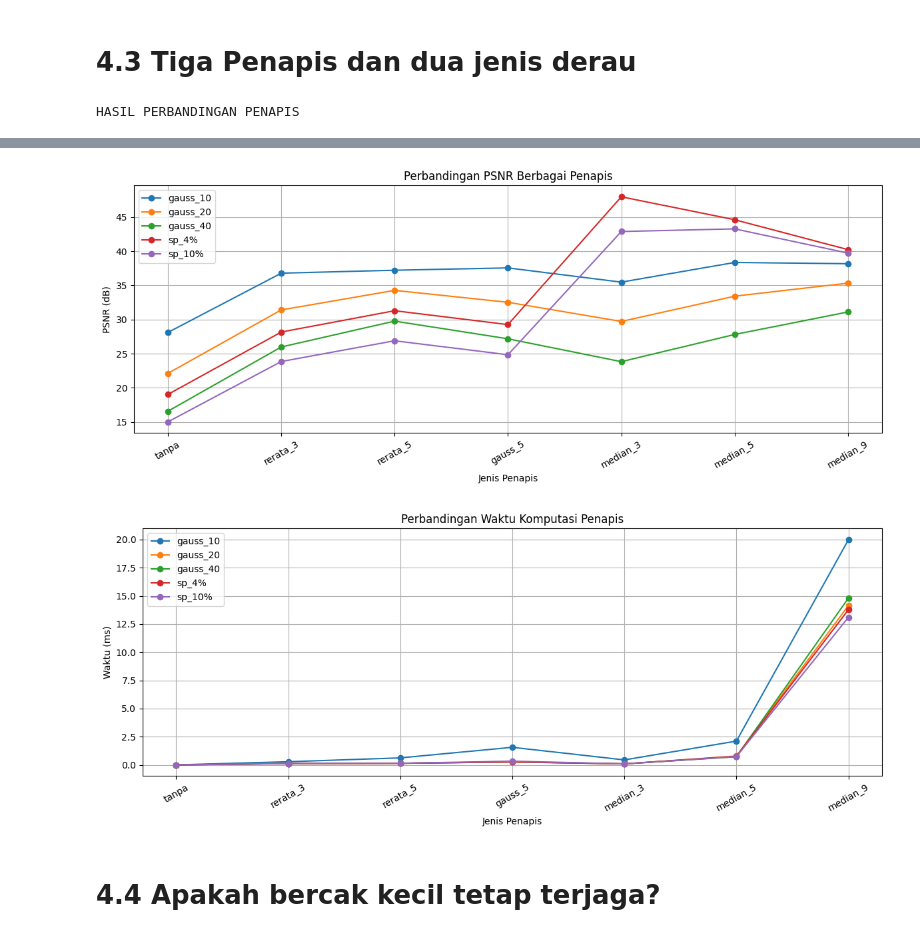
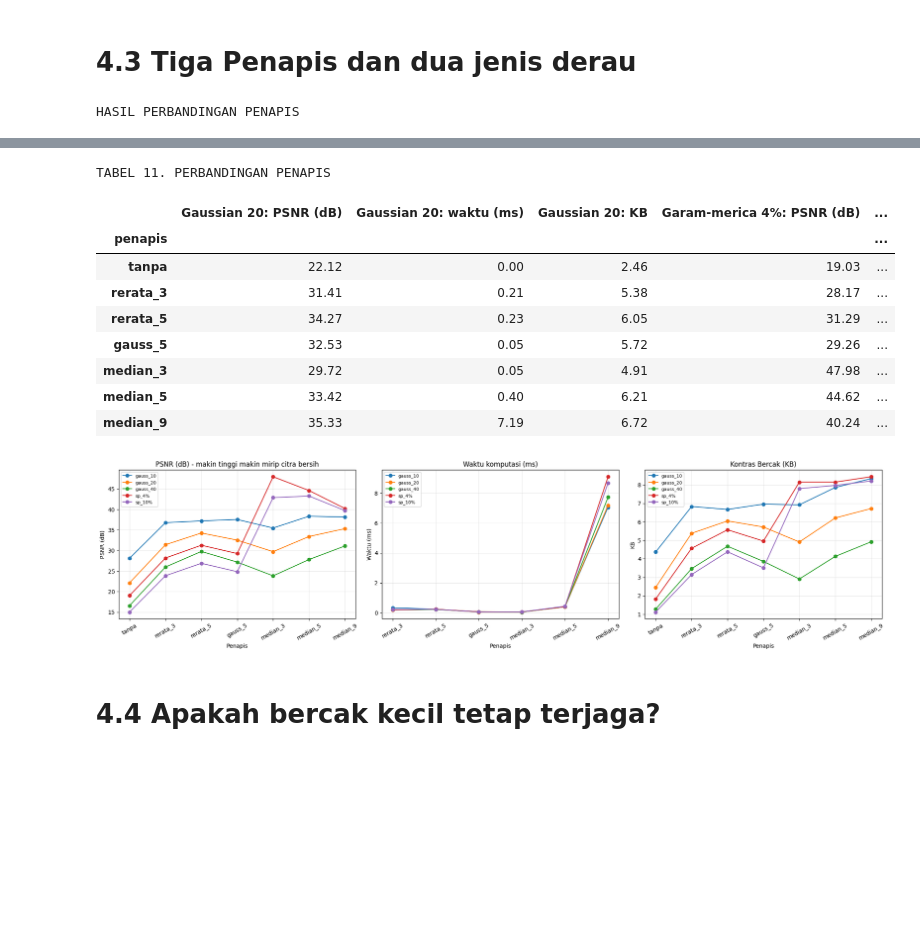
Before and after one commit to MuhammadImamFaisal/simuteh-2330511016, a Jupyter notebook: notebook/B4_penapisan.ipynb, the cells around one changed output, grey strips where cells are left out. Saved outputs shown, nothing was run; the diff lists cells and outputs as text; code cells hidden in the pictures; blank space fills up the shorter version.

Commit message:
B4: Tabel 11, grafik, crop bercak kecil, dan uji derau sensor

```diff
--- a/notebook/B4_penapisan.ipynb
+++ b/notebook/B4_penapisan.ipynb
@@ -196,8 +215,6 @@ NameError: name 'cv2' is not defined
 # 4.3 Tiga Penapis dan dua jenis derau
 # %%
 # Perbandingan Penapis dan Jenis Derau
-import pandas as pd
-
 rng = np.random.default_rng(42)
 
 # Fungsi pembangkit derau Gaussian
@@ -297,37 +314,45 @@ tabel.to_csv(
     index=False
 )
 
-# Grafik PSNR setiap jenis derau
-plt.figure(figsize=(12, 5))
+# Tabel 11: Gaussian 20 dan garam-merica 4% berdampingan
+urutan_penapis = ["tanpa"] + list(penapis.keys())
+g20 = tabel[tabel["derau"] == "gauss_20"].set_index("penapis")[["PSNR_dB", "waktu_ms", "KB"]]
+sp4 = tabel[tabel["derau"] == "sp_4%"].set_index("penapis")[["PSNR_dB", "waktu_ms", "KB"]]
+g20.columns = ["Gaussian 20: PSNR (dB)", "Gaussian 20: waktu (ms)", "Gaussian 20: KB"]
+sp4.columns = ["Garam-merica 4%: PSNR (dB)", "Garam-merica 4%: waktu (ms)", "Garam-merica 4%: KB"]
+tabel11 = g20.join(sp4).reindex(urutan_penapis)
+
+print("\nTABEL 11. PERBANDINGAN PENAPIS")
+display(tabel11)
+tabel11.to_csv(os.path.join(HASIL_DIR, "b4_tabel11.csv"))
+
+# Grafik PSNR, waktu, dan KB dalam satu gambar
+fig, axes = plt.subplots(1, 3, figsize=(20, 5))
 
 for dn in derau.keys():
     data = tabel[tabel["derau"] == dn]
-    plt.plot(data["penapis"], data["PSNR_dB"], marker="o", label=dn)
+    axes[0].plot(data["penapis"], data["PSNR_dB"], marker="o", label=dn)
+    data_f = data[data["penapis"] != "tanpa"]   # "tanpa" tidak punya waktu proses
+    axes[1].plot(data_f["penapis"], data_f["waktu_ms"], marker="o", label=dn)
+    axes[2].plot(data["penapis"], data["KB"], marker="o", label=dn)
 
-plt.title("Perbandingan PSNR Berbagai Penapis")
-plt.xlabel("Jenis Penapis")
-plt.ylabel("PSNR (dB)")
-plt.xticks(rotation=30)
-plt.legend()
-plt.grid(True)
+judul = ["PSNR (dB) - makin tinggi makin mirip citra bersih",
+         "Waktu komputasi (ms)",
+         "Kontras Bercak (KB)"]
+for ax, jd in zip(axes, judul):
+    ax.set_title(jd)
+    ax.set_xlabel("Penapis")
+    ax.tick_params(axis="x", rotation=30)
+    ax.grid(True, alpha=0.3)
+    ax.legend(fontsize=8)
+
+axes[0].set_ylabel("PSNR (dB)")
+axes[1].set_ylabel("Waktu (ms)")
+axes[2].set_ylabel("KB")
+
 plt.tight_layout()
+plt.savefig(os.path.join(HASIL_DIR, "b4_grafik_psnr_waktu_kb.png"), dpi=150, bbox_inches="tight")
 plt.show()
-
-# Grafik waktu komputasi
-plt.figure(figsize=(12, 5))
-
-for dn in derau.keys():
-    data = tabel[tabel["derau"] == dn]
-    plt.plot(data["penapis"], data["waktu_ms"], marker="o", label=dn)
-
-plt.title("Perbandingan Waktu Komputasi Penapis")
-plt.xlabel("Jenis Penapis")
-plt.ylabel("Waktu (ms)")
-plt.xticks(rotation=30)
-plt.legend()
-plt.grid(True)
-plt.tight_layout()
-plt.show()
 # %% [output]
 HASIL PERBANDINGAN PENAPIS
 |  | derau | penapis | PSNR_dB | waktu_ms | KB |
@@ -350,5 +375,14 @@ HASIL PERBANDINGAN PENAPIS
+TABEL 11. PERBANDINGAN PENAPIS
+|  | Gaussian 20: PSNR (dB) | Gaussian 20: waktu (ms) | Gaussian 20: KB | Garam-merica 4%: PSNR (dB) | ... |
+| penapis |  |  |  |  | ... |
+| tanpa | 22.12 | 0.00 | 2.46 | 19.03 | ... |
+| rerata_3 | 31.41 | 0.21 | 5.38 | 28.17 | ... |
+| rerata_5 | 34.27 | 0.23 | 6.05 | 31.29 | ... |
+| gauss_5 | 32.53 | 0.05 | 5.72 | 29.26 | ... |
+| median_3 | 29.72 | 0.05 | 4.91 | 47.98 | ... |
+| median_5 | 33.42 | 0.40 | 6.21 | 44.62 | ... |
+| median_9 | 35.33 | 7.19 | 6.72 | 40.24 | ... |
-[figure, old version]
+[figure, new version]
-[figure, removed]
 # %% [markdown]
 # 4.4 Apakah bercak kecil tetap terjaga?
 # %%
```
Also changed, not shown: parts of 6 cells of this notebook, 10 other files.
